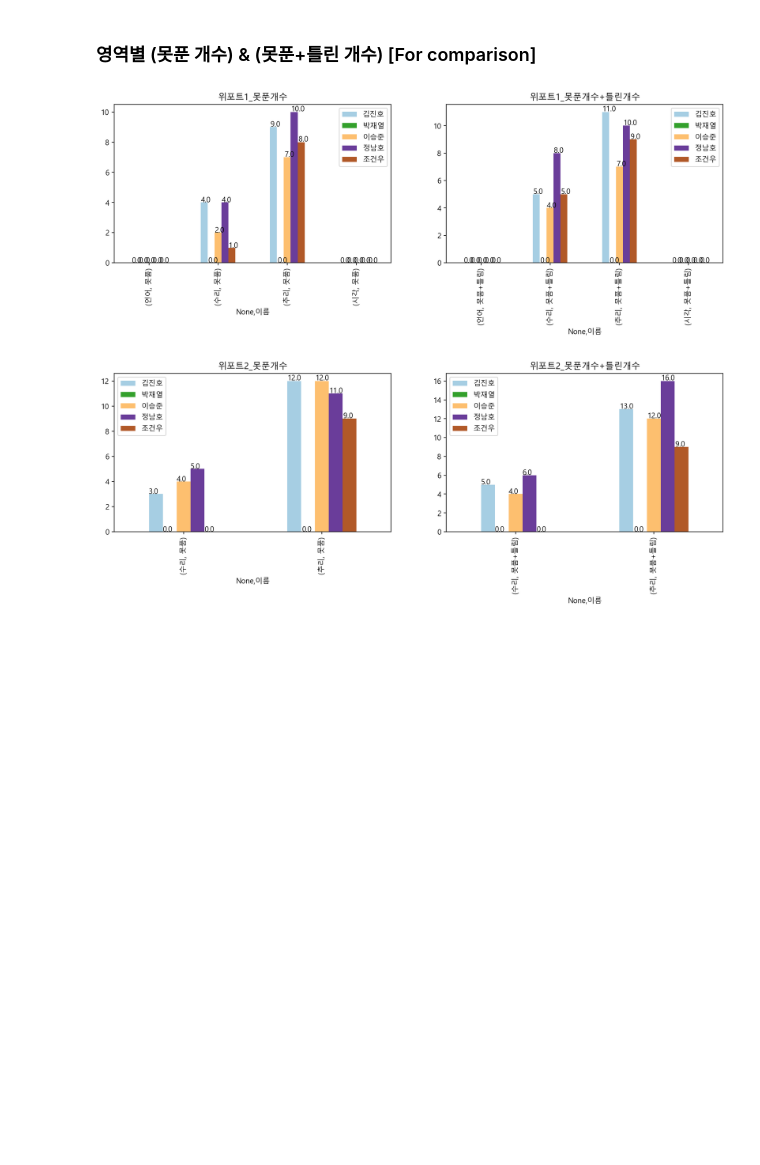
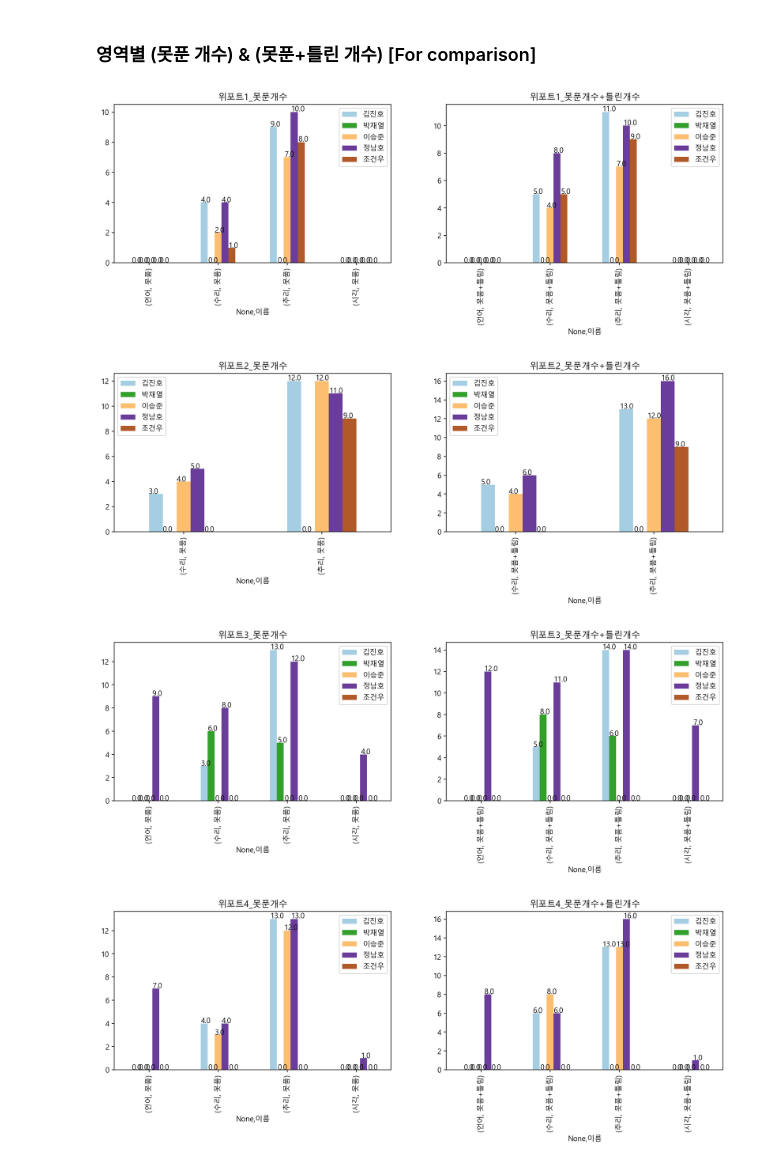
Before and after one commit to jeongnamho/gsat, a Jupyter notebook: 20_second/weport_real.ipynb, the cells around one changed output. Drawn from its saved outputs; the diff is of its cells as text; code cells hidden in the pictures; blank space fills up the shorter version.

```diff
--- a/20_second/weport_real.ipynb
+++ b/20_second/weport_real.ipynb
@@ -144,45 +160,47 @@ plt.show()
 # %%
 figure, (ax1, ax2) = plt.subplots(nrows=1, ncols=2)
 figure.set_size_inches(15,4)
 weport1_nonreplied.T.plot(kind="bar", legend=True, ax=ax1, title="위포트1_못푼개수", cmap="Paired")
 weport1_total.T.plot(kind="bar", legend=True, ax=ax2, title="위포트1_못푼개수+틀린개수", cmap="Paired")
 for p in ax1.patches:
     ax1.annotate(str(p.get_height()), (p.get_x() * 1.005, p.get_height() * 1.005))
 for q in ax2.patches :
     ax2.annotate(str(q.get_height()), (q.get_x() * 1.005, q.get_height() * 1.005))
 plt.show()
 
 
 figure, (ax1, ax2) = plt.subplots(nrows=1, ncols=2)
 figure.set_size_inches(15,4)
 weport2_nonreplied[["수리", "추리"]].T.plot(kind="bar", legend=True, ax=ax1, title="위포트2_못푼개수", cmap="Paired")
 weport2_total[["수리", "추리"]].T.plot(kind="bar", legend=True, ax=ax2, title="위포트2_못푼개수+틀린개수", cmap="Paired")
 for p in ax1.patches:
     ax1.annotate(str(p.get_height()), (p.get_x() * 1.005, p.get_height() * 1.005))
 for q in ax2.patches :
     ax2.annotate(str(q.get_height()), (q.get_x() * 1.005, q.get_height() * 1.005))
 plt.show()
 
 
-# figure, (ax1, ax2) = plt.subplots(nrows=1, ncols=2)
-# figure.set_size_inches(15,4)
-# weport3_nonreplied.T.plot(kind="bar", legend=True, ax=ax1, title="위포트3_못푼개수", cmap="Paired")
-# weport3_total.T.plot(kind="bar", legend=True, ax=ax2, title="위포트3_못푼개수+틀린개수", cmap="Paired")
-# for p in ax1.patches:
-#     ax1.annotate(str(p.get_height()), (p.get_x() * 1.005, p.get_height() * 1.005))
-# for q in ax2.patches :
-#     ax2.annotate(str(q.get_height()), (q.get_x() * 1.005, q.get_height() * 1.005))
-# plt.show()
+figure, (ax1, ax2) = plt.subplots(nrows=1, ncols=2)
+figure.set_size_inches(15,4)
+weport3_nonreplied.T.plot(kind="bar", legend=True, ax=ax1, title="위포트3_못푼개수", cmap="Paired")
+weport3_total.T.plot(kind="bar", legend=True, ax=ax2, title="위포트3_못푼개수+틀린개수", cmap="Paired")
+for p in ax1.patches:
+    ax1.annotate(str(p.get_height()), (p.get_x() * 1.005, p.get_height() * 1.005))
+for q in ax2.patches :
+    ax2.annotate(str(q.get_height()), (q.get_x() * 1.005, q.get_height() * 1.005))
+plt.show()
 
-# figure, (ax1, ax2) = plt.subplots(nrows=1, ncols=2)
-# figure.set_size_inches(15,4)
-# weport4_nonreplied.T.plot(kind="bar", legend=True, ax=ax1, title="위포트4_못푼개수", cmap="Paired")
-# weport4_total.T.plot(kind="bar", legend=True, ax=ax2, title="위포트4_못푼개수+틀린개수", cmap="Paired")
-# for p in ax1.patches:
-#     ax1.annotate(str(p.get_height()), (p.get_x() * 1.005, p.get_height() * 1.005))
-# for q in ax2.patches :
-#     ax2.annotate(str(q.get_height()), (q.get_x() * 1.005, q.get_height() * 1.005))
-# plt.show()
+figure, (ax1, ax2) = plt.subplots(nrows=1, ncols=2)
+figure.set_size_inches(15,4)
+weport4_nonreplied.T.plot(kind="bar", legend=True, ax=ax1, title="위포트4_못푼개수", cmap="Paired")
+weport4_total.T.plot(kind="bar", legend=True, ax=ax2, title="위포트4_못푼개수+틀린개수", cmap="Paired")
+for p in ax1.patches:
+    ax1.annotate(str(p.get_height()), (p.get_x() * 1.005, p.get_height() * 1.005))
+for q in ax2.patches :
+    ax2.annotate(str(q.get_height()), (q.get_x() * 1.005, q.get_height() * 1.005))
+plt.show()
 # %% [output]
 [figure]
 [figure]
+[figure, added]
+[figure, added]
```
Also changed, not shown: parts of 4 cells of this notebook, 1 other file.
